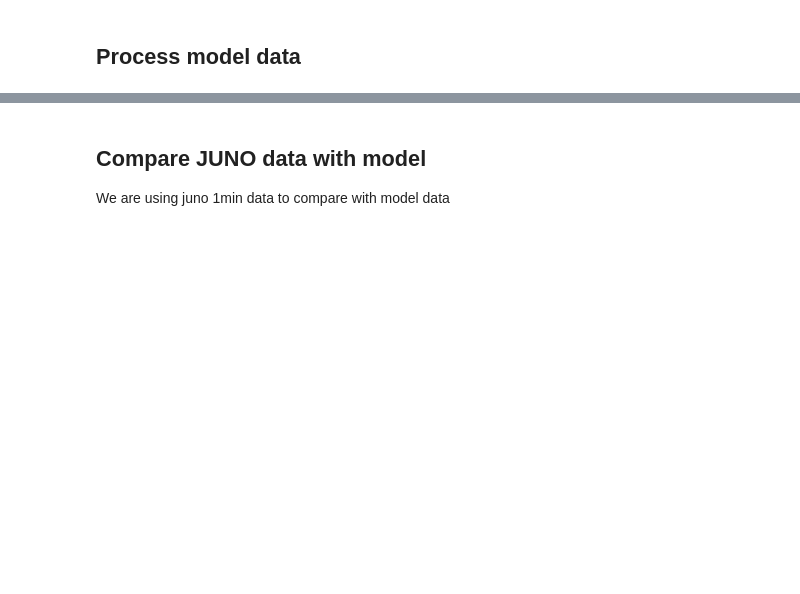
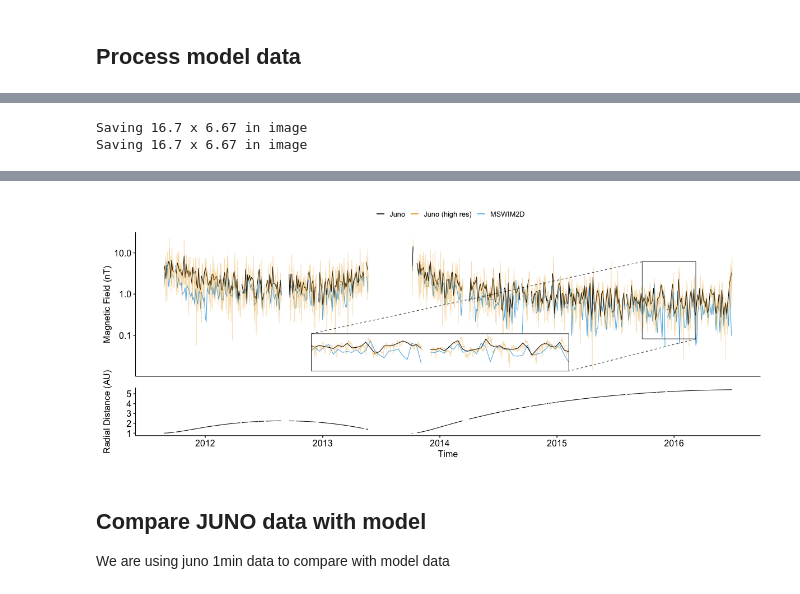
Before and after one commit to Beforerr/discontinuitypy, a Jupyter notebook: notebooks/analysis/20_model.ipynb, the cells around one changed output, grey strips where cells are left out. Drawn from its saved outputs; the diff is of its cells as text; code cells hidden in the pictures; blank space fills up the shorter version.

```diff
--- a/notebooks/analysis/20_model.ipynb
+++ b/notebooks/analysis/20_model.ipynb
@@ -81,0 +232,38 @@ shape: (42_385, 10)
+# %%
+%%R -w 1200
+library(ggmagnify)
+
+magnetic_field_plot <- ggplot(data = df_avg, aes(x = as.numeric(.data[[time_column]]))) +
+  geom_line(aes(y = .data[[model_b_col]], color = "MSWIM2D")) +
+  geom_line(aes(y = .data[[juno_b_col]], color = "Juno")) +
+  geom_line(data = df, aes(y = .data[[juno_b_col]], color = "Juno (high res)"), alpha = alpha) +
+  scale_y_log10() +
+  labs(y = "Magnetic Field (nT)", color=NULL) +
+  theme_pubr(base_size = 16) +
+  scale_color_okabeito(palette = "black_first")
+
+# Computation failed in `stat_magnify()`
+# ! no applicable method for 'find_bounds' applied to an object of class "c('POSIXct', 'POSIXt')"
+
+from <- c(xmin = as.numeric(as.POSIXct("2015-10-01")), xmax = as.numeric(as.POSIXct("2016-03-01")), ymin = 0.1, ymax = 5)
+to <- c(xmin = as.numeric(as.POSIXct("2013-01-01")), xmax = as.numeric(as.POSIXct("2015-01-01")), ymin = 0.015, ymax = 0.1)
+
+p1 <- magnetic_field_plot + geom_magnify(from = from, to = to)  + theme(
+    axis.title.x = element_blank(),
+    axis.text.x = element_blank(),
+    axis.ticks.x = element_blank(),
+  )
+
+# Create the radial distance plot (similar to panel02)
+p2 <- ggplot(df, aes(x = .data[[time_column]], y = radial_distance)) +
+  geom_line() +
+  labs(x="Time", y = "Radial Distance (AU)") +
+  theme_pubr(base_size = 16)
+
+p <- p1 + p2 + plot_layout(heights = c(3, 1))
+
+save_plot(filename)
+p
+# %% [output]
+Saving 16.7 x 6.67 in image
+Saving 16.7 x 6.67 in image
@@ -82,3 +276,4 @@ shape: (42_385, 10)
+[figure, added]
 # %% [markdown]
 ## Compare JUNO data with model
 
```
Also changed, not shown: parts of 31 cells of this notebook, 23 other files.
